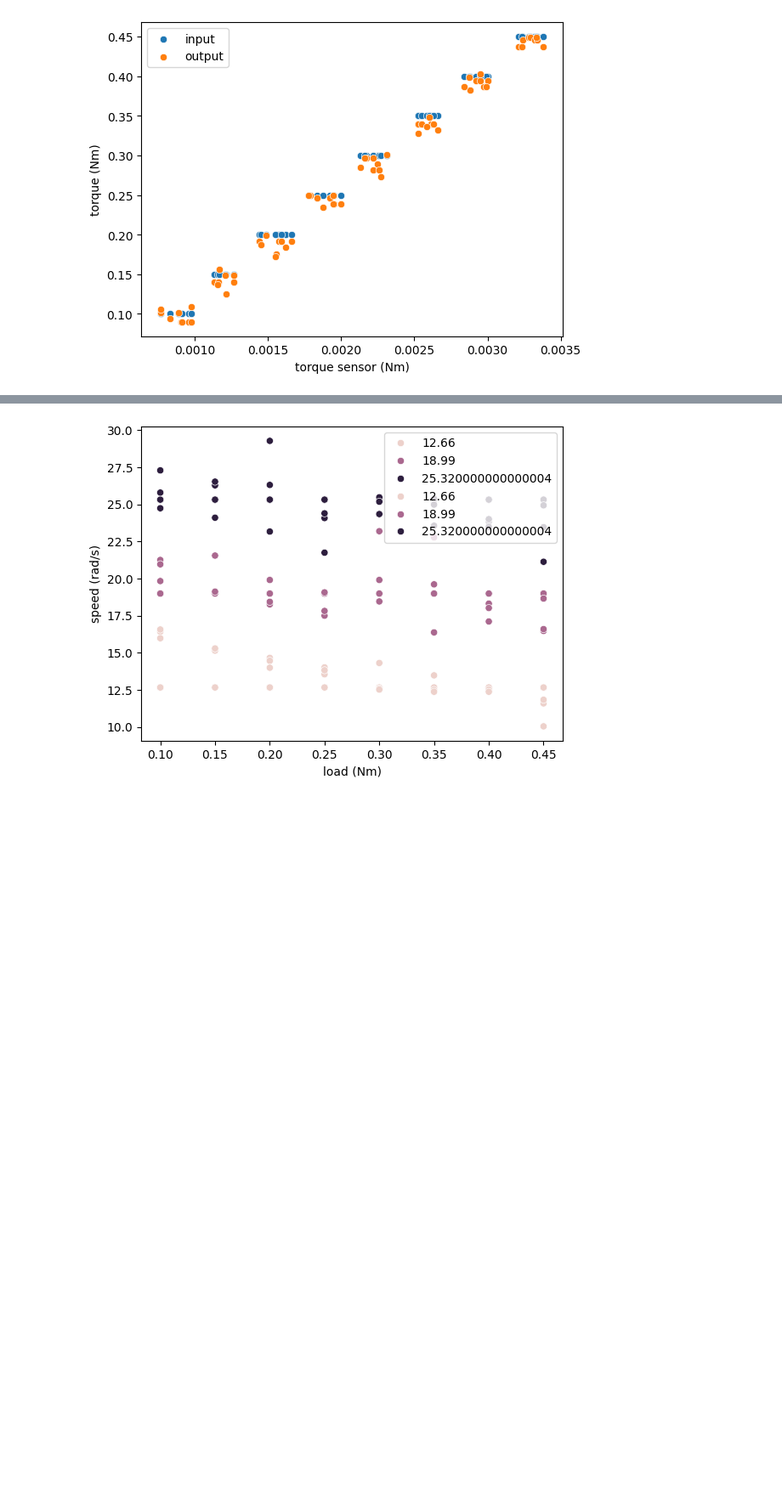
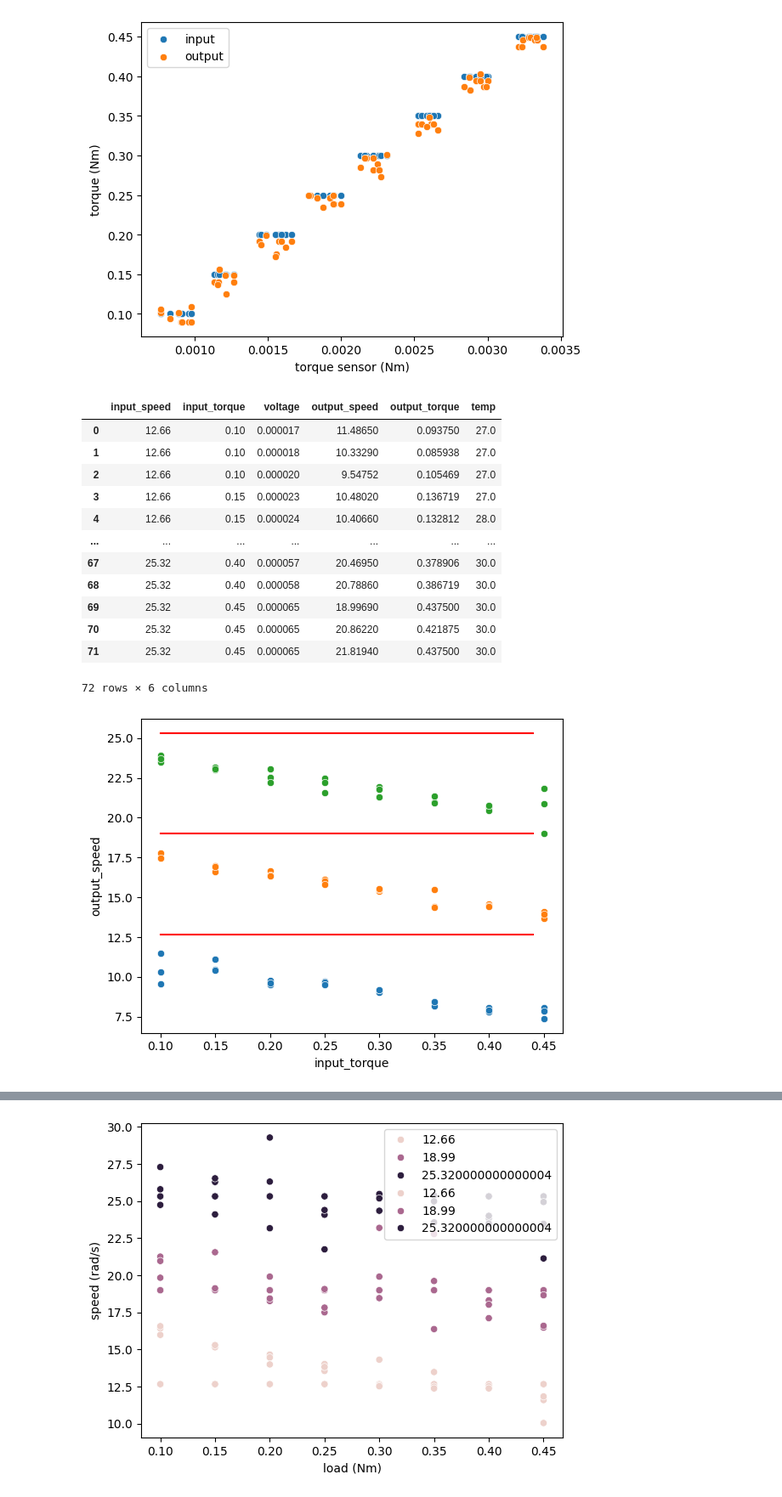
Before and after one commit to priest-yang/Motor-testing, a Jupyter notebook: data_analysis.ipynb, the cells around one changed output, grey strips where cells are left out. Shown at 85% size. Cells and saved outputs as stored; diff of their text form; code cells hidden in the pictures; blank space fills up the shorter version.

```diff
--- a/data_analysis.ipynb
+++ b/data_analysis.ipynb
@@ -16,6 +16,31 @@ plt.legend(['input', 'output'])
 plt.show()
 # %% [output]
 [figure]
+# %%
+def plot_group(df):
+    sns.scatterplot(data=df, x='input_torque', y='output_speed')
+    x = np.arange(df['input_torque'].min(), df['input_torque'].max(), 0.01)
+    y = df['input_speed'].iloc[0] * np.ones(len(x))
+    sns.lineplot(x=x, y=y, color='red')
+    return df
+
+motor_data['output_speed'] = abs(motor_data['output_speed'])
+motor_data.groupby('input_speed', as_index=False).apply(lambda x: plot_group(x))
+# %% [output]
+|  | input_speed | input_torque | voltage | output_speed | output_torque | temp |
+| 0 | 12.66 | 0.10 | 0.000017 | 11.48650 | 0.093750 | 27.0 |
+| 1 | 12.66 | 0.10 | 0.000018 | 10.33290 | 0.085938 | 27.0 |
+| 2 | 12.66 | 0.10 | 0.000020 | 9.54752 | 0.105469 | 27.0 |
+| 3 | 12.66 | 0.15 | 0.000023 | 10.48020 | 0.136719 | 27.0 |
+| 4 | 12.66 | 0.15 | 0.000024 | 10.40660 | 0.132812 | 28.0 |
+| ... | ... | ... | ... | ... | ... | ... |
+| 67 | 25.32 | 0.40 | 0.000057 | 20.46950 | 0.378906 | 30.0 |
+| 68 | 25.32 | 0.40 | 0.000058 | 20.78860 | 0.386719 | 30.0 |
+| 69 | 25.32 | 0.45 | 0.000065 | 18.99690 | 0.437500 | 30.0 |
+| 70 | 25.32 | 0.45 | 0.000065 | 20.86220 | 0.421875 | 30.0 |
+| 71 | 25.32 | 0.45 | 0.000065 | 21.81940 | 0.437500 | 30.0 |
+72 rows × 6 columns
+[figure, added]
 # %%
 def plot_group(df):
     sns.scatterplot(data=df, x='input_torque', y='output_speed')
```
Also changed, not shown: parts of 3 cells of this notebook.
